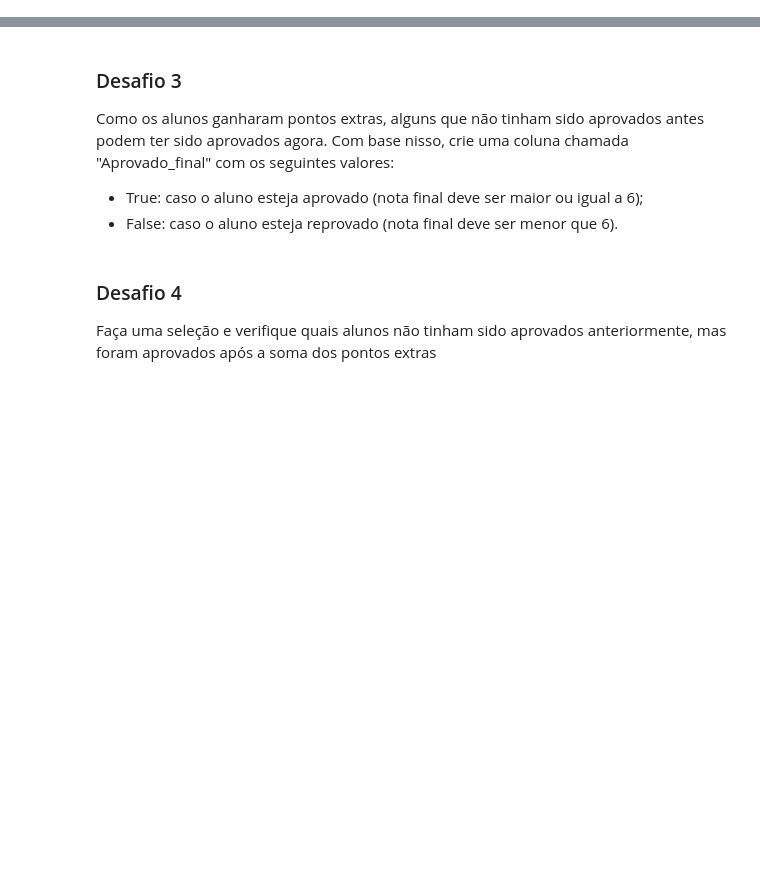
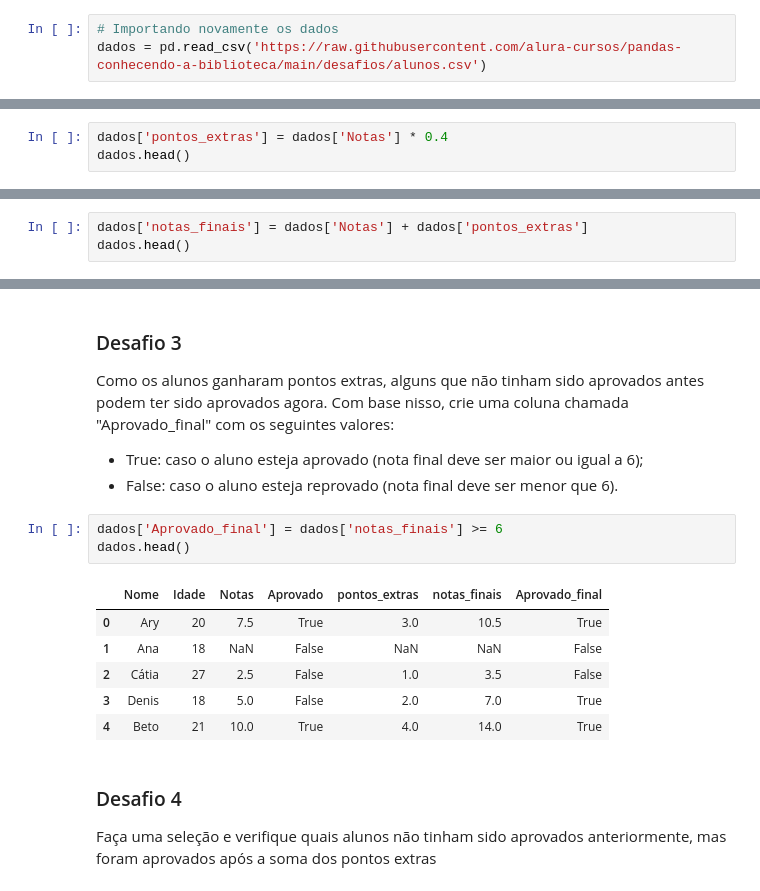
Before and after one commit to zeer0e1/pandas, a Jupyter notebook: desafios.ipynb, the cells around one changed output, grey strips where cells are left out. Drawn from its saved outputs; the diff is of its cells as text; blank space fills up the shorter version.

Commit message:
Finalizando os desafios

```diff
--- a/desafios.ipynb
+++ b/desafios.ipynb
@@ -192,3 +259,9 @@ Importe novamente o arquivo [**alunos.csv**](https://raw.githubusercontent.com/a
+# %%
+# Importando novamente os dados
+dados = pd.read_csv('https://raw.githubusercontent.com/alura-cursos/pandas-conhecendo-a-biblioteca/main/desafios/alunos.csv')
 # %% [markdown]
 ### Desafio 1
 Os alunos participaram de uma atividade extracurricular e ganharam pontos extras. Esses pontos extras correspondem a 40% da nota atual de cada um deles. Com base nisso, crie uma coluna chamada "Pontos_extras" que contenha os pontos extras de cada aluno, ou seja, 40% da nota atual deles
+# %%
+dados['pontos_extras'] = dados['Notas'] * 0.4
+dados.head()
@@ -195,3 +275,6 @@ Os alunos participaram de uma atividade extracurricular e ganharam pontos extras
 # %% [markdown]
 ### Desafio 2
 Crie mais uma coluna, chamada "Notas_finais" que possua as notas de cada aluno somada com os pontos extras
+# %%
+dados['notas_finais'] = dados['Notas'] + dados['pontos_extras']
+dados.head()
@@ -201,6 +291,16 @@ Como os alunos ganharam pontos extras, alguns que não tinham sido aprovados ant
 
 * True: caso o aluno esteja aprovado (nota final deve ser maior ou igual a 6);
 * False: caso o aluno esteja reprovado (nota final deve ser menor que 6).
+# %%
+dados['Aprovado_final'] = dados['notas_finais'] >= 6
+dados.head()
+# %% [output]
+|  | Nome | Idade | Notas | Aprovado | pontos_extras | notas_finais | Aprovado_final |
+| 0 | Ary | 20 | 7.5 | True | 3.0 | 10.5 | True |
+| 1 | Ana | 18 | NaN | False | NaN | NaN | False |
+| 2 | Cátia | 27 | 2.5 | False | 1.0 | 3.5 | False |
+| 3 | Denis | 18 | 5.0 | False | 2.0 | 7.0 | True |
+| 4 | Beto | 21 | 10.0 | True | 4.0 | 14.0 | True |
 # %% [markdown]
 ### Desafio 4
 Faça uma seleção e verifique quais alunos não tinham sido aprovados anteriormente, mas foram aprovados após a soma dos pontos extras
```
Also changed, not shown: parts of 19 cells of this notebook.
